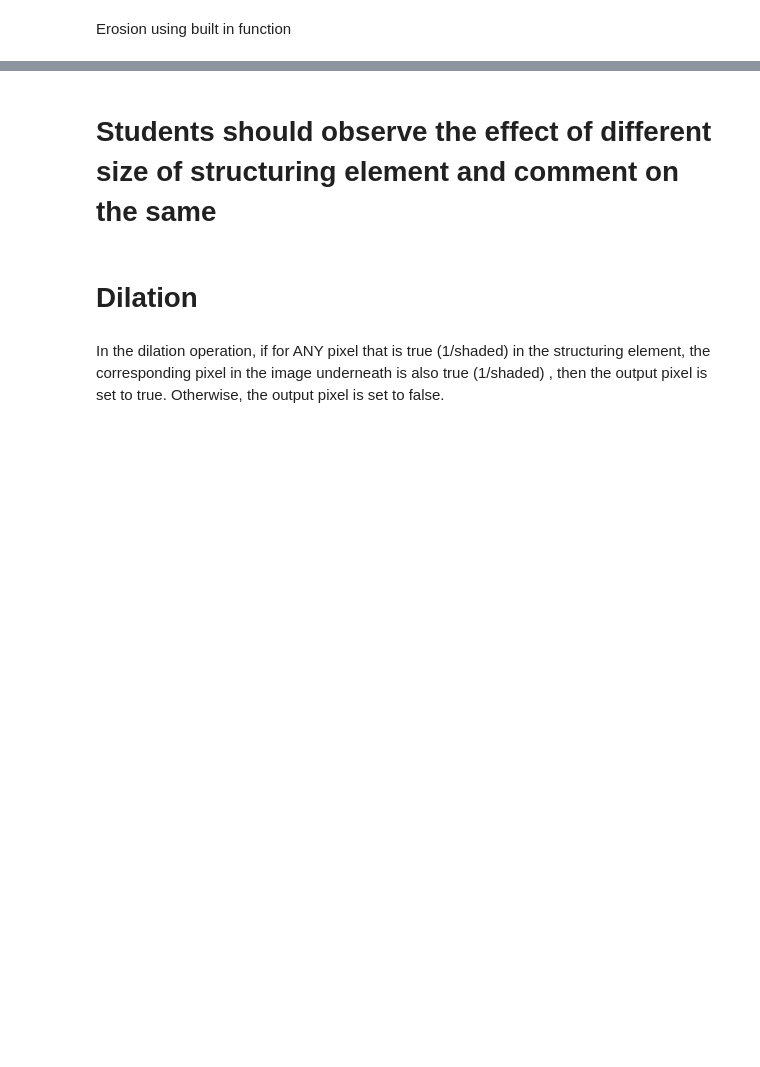
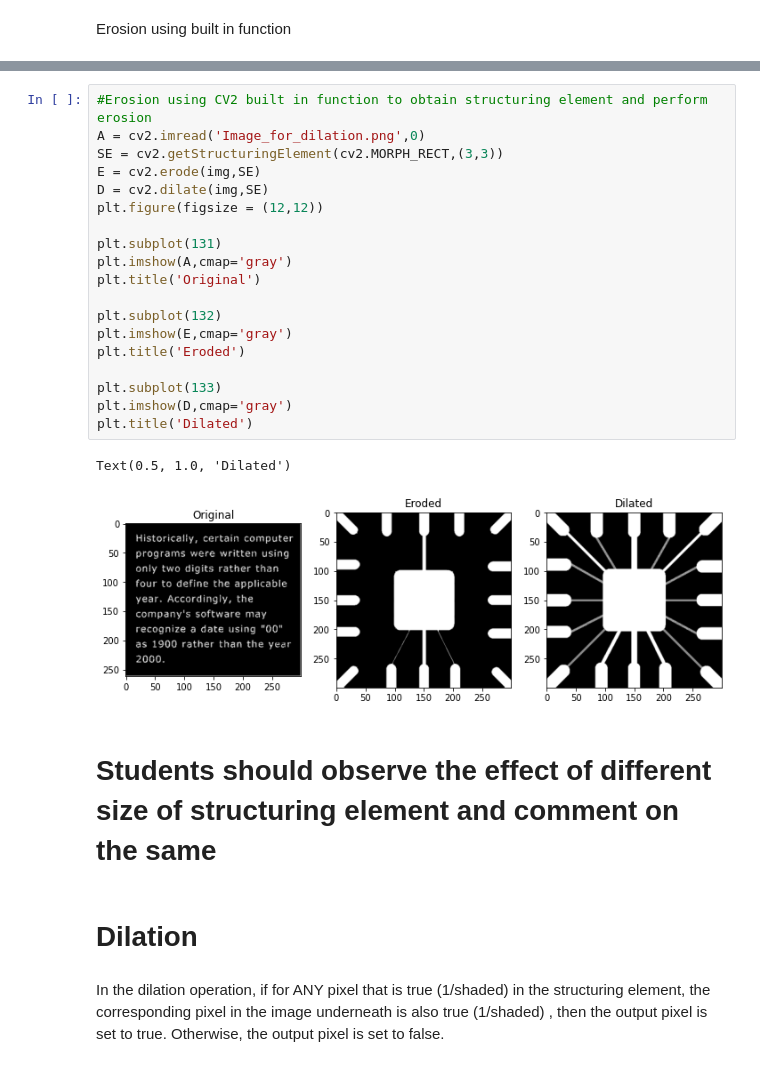
Before and after one commit to ChintzRuparel/Image-Processing, a Jupyter notebook: IP_Expt_7.ipynb, the cells around one changed output, grey strips where cells are left out. Saved outputs shown, nothing was run; the diff lists cells and outputs as text; blank space fills up the shorter version.

```diff
--- a/IP_Expt_7.ipynb
+++ b/IP_Expt_7.ipynb
@@ -55,3 +92,25 @@ Erosion using built in function
+# %%
+#Erosion using CV2 built in function to obtain structuring element and perform erosion
+A = cv2.imread('Image_for_dilation.png',0)
+SE = cv2.getStructuringElement(cv2.MORPH_RECT,(3,3))
+E = cv2.erode(img,SE)
+D = cv2.dilate(img,SE)
+plt.figure(figsize = (12,12))
+
+plt.subplot(131)
+plt.imshow(A,cmap='gray')
+plt.title('Original')
+
+plt.subplot(132)
+plt.imshow(E,cmap='gray')
+plt.title('Eroded')
+
+plt.subplot(133)
+plt.imshow(D,cmap='gray')
+plt.title('Dilated')
+# %% [output]
+Text(0.5, 1.0, 'Dilated')
+[figure, added]
 # %% [markdown]
 # Students should observe the effect of different size of structuring element and comment on the same
 # %% [markdown]
```
Also changed, not shown: parts of 7 cells of this notebook.
